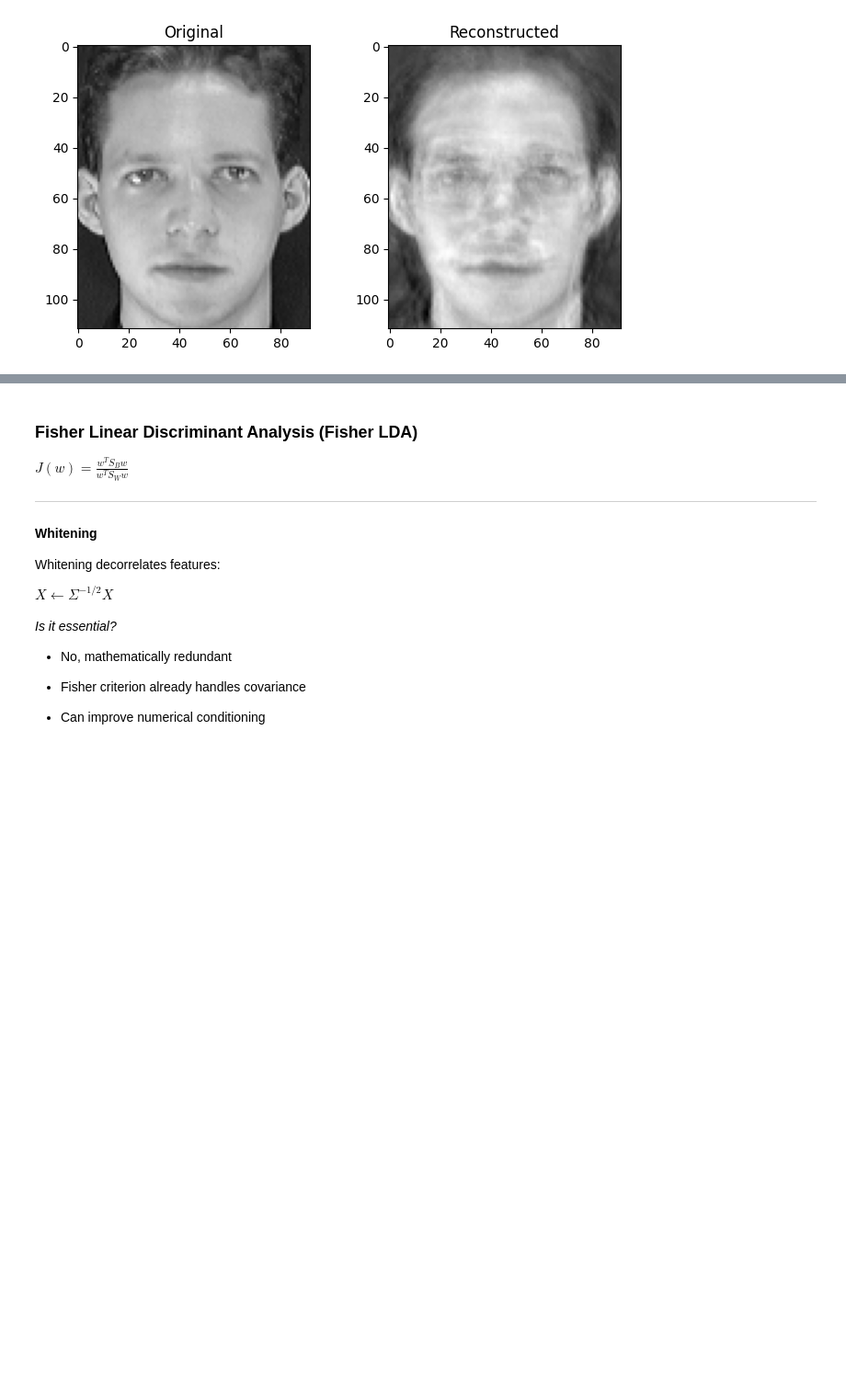
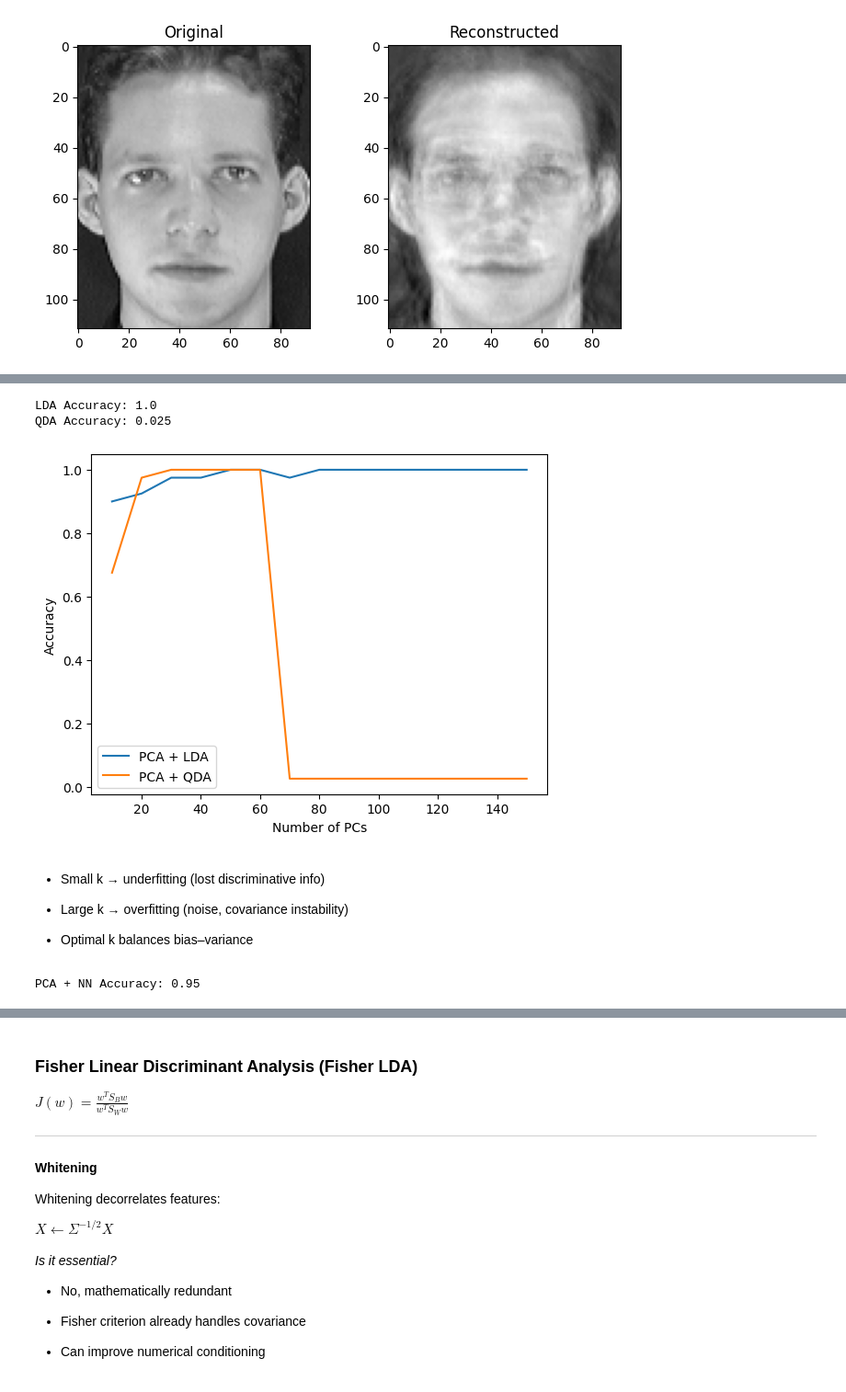
Before and after one commit to ParsaBordbar/SPR, a Jupyter notebook: Dimensionality_Reduction/dim_red.ipynb, the cells around one changed output, grey strips where cells are left out. Shown at 92% size. Saved outputs shown, nothing was run; the diff lists cells and outputs as text; code cells hidden in the pictures; blank space fills up the shorter version.

```diff
--- a/Dimensionality_Reduction/dim_red.ipynb
+++ b/Dimensionality_Reduction/dim_red.ipynb
@@ -229,0 +277,6 @@ def leave_one_out(X, y):
+# %%
+k = 50  # example
+W = eigfaces[:, :k]
+
+Z_train = Xtr_c @ W   # (360 × k)
+Z_test  = Xte_c @ W   # (40 × k)
@@ -229,0 +357,57 @@ def leave_one_out(X, y):
+# %%
+def accuracy(y_true, y_pred):
+    return np.mean(y_true == y_pred)
+# %%
+lda_means, lda_cov_inv = train_lda(X_train_pca, y_train)
+y_pred_lda = predict_lda(X_test_pca, lda_means, lda_cov_inv)
+
+qda_models = train_qda(X_train_pca, y_train)
+y_pred_qda = predict_qda(X_test_pca, qda_models)
+
+print("LDA Accuracy:", accuracy(y_test, y_pred_lda))
+print("QDA Accuracy:", accuracy(y_test, y_pred_qda))
+# %% [output]
+LDA Accuracy: 1.0
+QDA Accuracy: 0.025
+# %%
+ks = range(10, 151, 10)
+lda_acc, qda_acc = [], []
+
+for k in ks:
+    Wk = eigfaces[:, :k]
+
+    Xtr_pca = (X_train - mu_train) @ Wk
+    Xte_pca = (X_test  - mu_train) @ Wk
+
+    lda_means, lda_cov = train_lda(Xtr_pca, y_train)
+    lda_acc.append(accuracy(y_test, predict_lda(Xte_pca, lda_means, lda_cov)))
+
+    qda_models = train_qda(Xtr_pca, y_train)
+    qda_acc.append(accuracy(y_test, predict_qda(Xte_pca, qda_models)))
+# %%
+plt.plot(ks, lda_acc, label="PCA + LDA")
+plt.plot(ks, qda_acc, label="PCA + QDA")
+plt.xlabel("Number of PCs")
+plt.ylabel("Accuracy")
+plt.legend()
+plt.show()
+# %% [output]
+[figure, added]
+# %% [markdown]
+- Small k → underfitting (lost discriminative info)
+
+- Large k → overfitting (noise, covariance instability)
+
+- Optimal k balances bias–variance
+# %%
+def predict_nn(X_train, y_train, X_test):
+    preds = []
+    for x in X_test:
+        dists = np.linalg.norm(X_train - x, axis=1)
+        preds.append(y_train[np.argmin(dists)])
+    return np.array(preds)
+
+y_pred_nn = predict_nn(X_train_pca, y_train, X_test_pca)
+print("PCA + NN Accuracy:", accuracy(y_test, y_pred_nn))
+# %% [output]
+PCA + NN Accuracy: 0.95
```
Also changed, not shown: parts of 53 cells of this notebook.
